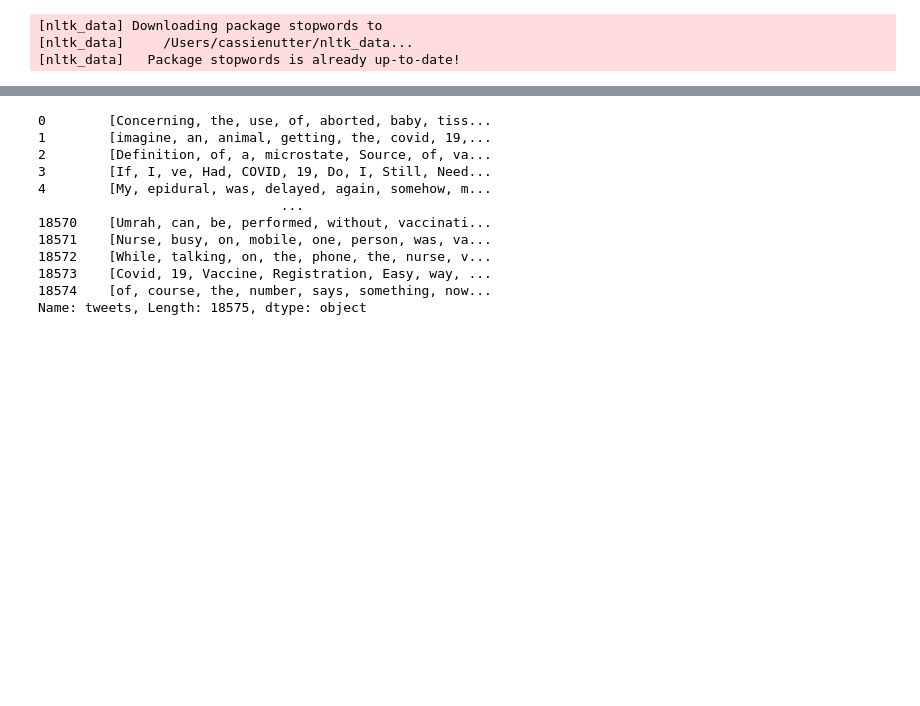
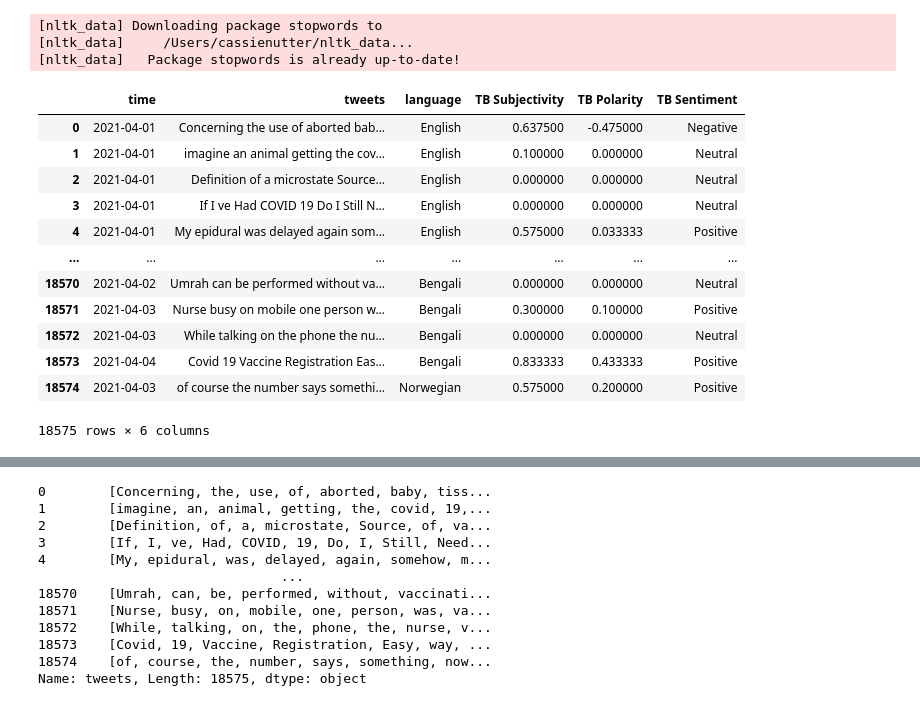
Before and after one commit to cassnutt/worldwide_covid19_vaccines, a Jupyter notebook: Twitter Workbook.ipynb, the cells around one changed output, grey strips where cells are left out. Drawn from its saved outputs; the diff is of its cells as text; code cells hidden in the pictures; blank space fills up the shorter version.

```diff
--- a/Twitter Workbook.ipynb
+++ b/Twitter Workbook.ipynb
@@ -644,4 +688,4 @@ import string
 [nltk_data]     /Users/cassienutter/nltk_data...
 [nltk_data]   Package stopwords is already up-to-date!
 # %%
-dataf = pd.read_csv('data/tweets_translated.csv')
+dataf = pd.read_csv('data/text_sentiment_TextBlob.csv')
@@ -652,3 +692,19 @@ def cleanTweet(txt):
+# %%
+dataf
+# %% [output]
+|  | time | tweets | language | TB Subjectivity | TB Polarity | TB Sentiment |
+| 0 | 2021-04-01 | Concerning the use of aborted bab... | English | 0.637500 | -0.475000 | Negative |
+| 1 | 2021-04-01 | imagine an animal getting the cov... | English | 0.100000 | 0.000000 | Neutral |
+| 2 | 2021-04-01 | Definition of a microstate Source... | English | 0.000000 | 0.000000 | Neutral |
+| 3 | 2021-04-01 | If I ve Had COVID 19 Do I Still N... | English | 0.000000 | 0.000000 | Neutral |
+| 4 | 2021-04-01 | My epidural was delayed again som... | English | 0.575000 | 0.033333 | Positive |
+| ... | ... | ... | ... | ... | ... | ... |
+| 18570 | 2021-04-02 | Umrah can be performed without va... | Bengali | 0.000000 | 0.000000 | Neutral |
+| 18571 | 2021-04-03 | Nurse busy on mobile one person w... | Bengali | 0.300000 | 0.100000 | Positive |
+| 18572 | 2021-04-03 | While talking on the phone the nu... | Bengali | 0.000000 | 0.000000 | Neutral |
+| 18573 | 2021-04-04 | Covid 19 Vaccine Registration Eas... | Bengali | 0.833333 | 0.433333 | Positive |
+| 18574 | 2021-04-03 | of course the number says somethi... | Norwegian | 0.575000 | 0.200000 | Positive |
+18575 rows × 6 columns
 # %%
 dataf['tweets'] = dataf['tweets'].apply(cleanTweet)
 # %%
```
Also changed, not shown: parts of 25 cells of this notebook, 3 other files.
